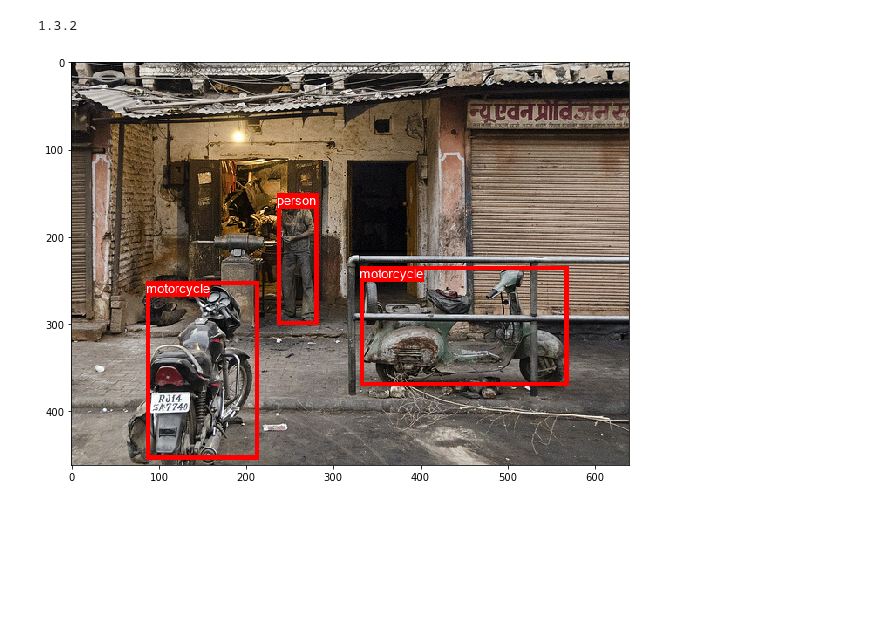
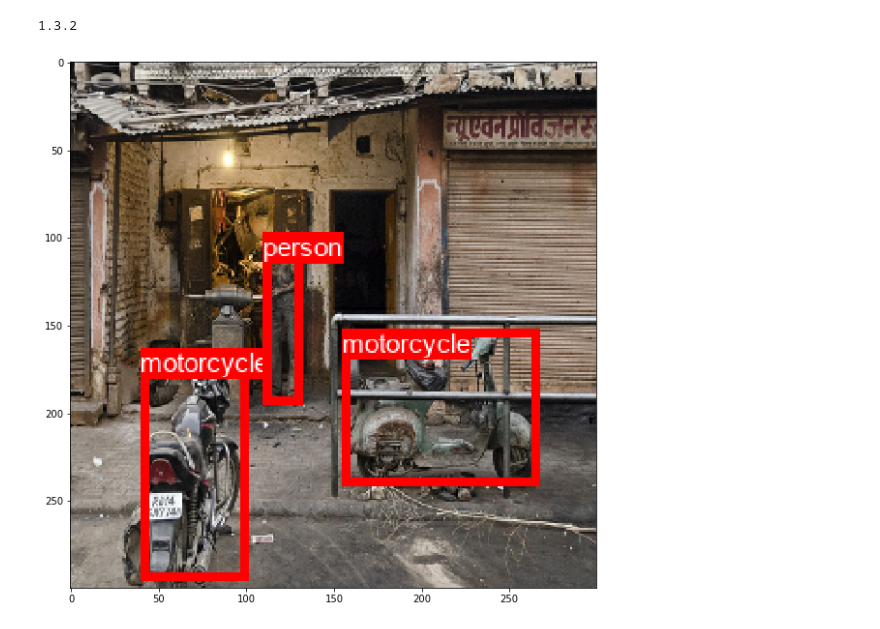
Before and after one commit to quanhua92/TensorFlow-2.x-Cheatsheet, a Jupyter notebook: notebooks/object detection - SSD.ipynb, the cells around one changed output. Saved outputs shown, nothing was run; the diff lists cells and outputs as text; code cells hidden in the pictures; blank space fills up the shorter version.

Commit message:
add random flip left right

```diff
--- a/notebooks/object detection - SSD.ipynb
+++ b/notebooks/object detection - SSD.ipynb
@@ -292,8 +294,9 @@ pathlib.Path(data_dir).mkdir(parents=True, exist_ok=True)
 # %%
 datasets, info = tfds.load("coco/2017", data_dir=data_dir, with_info=True)
 # %%
-ds_train = datasets['train']
+raw_ds_train = datasets['train']
 n_train = info.splits['train'].num_examples
+IMG_SIZE = 300
 # %%
 int2str = info.features['objects']['label'].int2str
 def index_to_label(index):
@@ -308,35 +342,47 @@ def yxyx_to_xyxy(bbox):
+# %%
+@tf.function
+def normalize_image(image):
+    image = tf.cast(image, tf.float32) / 255.
+    return image
+
+@tf.function
+def prepare_train_image(data):
+    image = tf.image.resize(data['image'], (IMG_SIZE, IMG_SIZE))
+    objects = data['objects']
+    bboxes = objects['bbox'] # yxyx
+    labels = objects['label']
+
+    return random_horizontal_flip(normalize_image(image), bboxes, labels)
+# %%
+ds_train = raw_ds_train.map(prepare_train_image, tf.data.experimental.AUTOTUNE)
 # %%
 import numpy as np
 from PIL import Image, ImageDraw, ImageFont
 from matplotlib import pyplot as plt
 
 figsize = (10, 10)
 font = ImageFont.truetype('arial', size=15)
 
-for data in ds_train.take(1):
-    image = data['image']
-    image_id = data['image/id']
-    filename = data['image/filename']
-    objects = data['objects']
+for image, boxes, labels in ds_train.take(1):
 
-    image = Image.fromarray(np.array(image))
+    image = Image.fromarray(np.array(image * 255, dtype=np.uint8))
 
     draw = ImageDraw.Draw(image)
 
     h, w = image.height, image.width
-    for bbox, label in zip(objects['bbox'], objects['label']):
+    for bbox, label in zip(boxes, labels):
         xmin, ymin, xmax, ymax = yxyx_to_xyxy(bbox)
         tl = (xmin * w, ymin * h)
         br = (xmax * w, ymax * h)
         color = 'red'
         text = index_to_label(label)
 
         draw.rectangle((tl, br), outline=color, width=5)
         txt_size = draw.textsize(text, font=font)
         draw.rectangle((tl, (tl[0] + txt_size[0], tl[1] + txt_size[1])), fill=color)
         draw.text(tl, text, font=font)
 
     plt.figure(figsize=figsize)
     plt.imshow(image)
 # %% [output]
-[figure, old version]
+[figure, new version]
```
Also changed, not shown: parts of 3 cells of this notebook, 1 other file.
